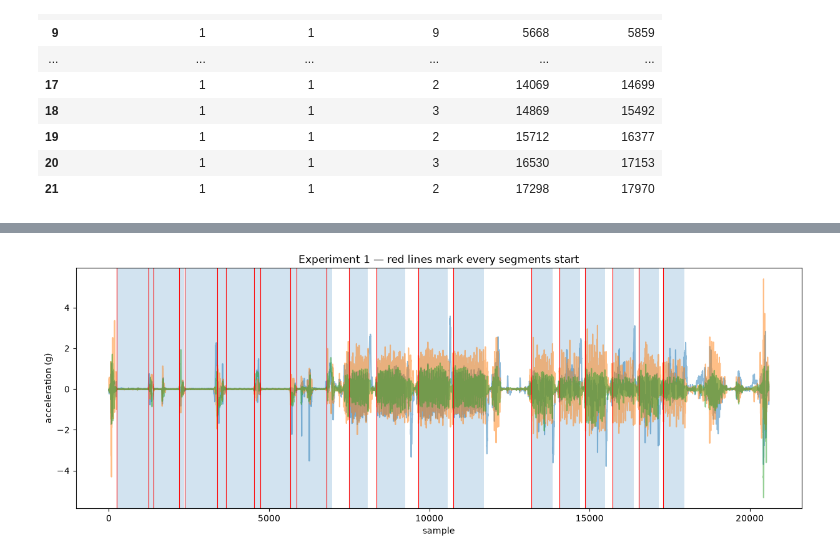
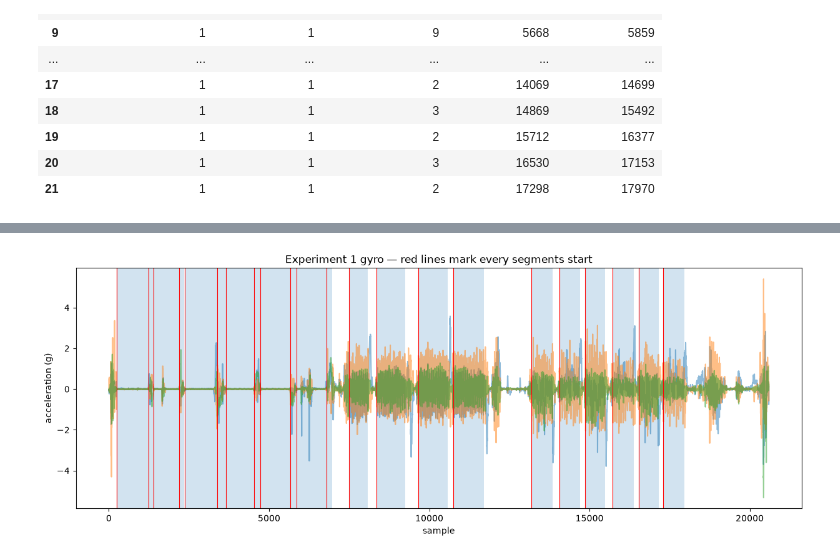
Before and after one commit to BrnDnzDzgn/Human_Activity_Recognition, a Jupyter notebook: exploration.ipynb, the cells around one changed output, grey strips where cells are left out. Drawn from its saved outputs; the diff is of its cells as text; code cells hidden in the pictures.

```diff
--- a/exploration.ipynb
+++ b/exploration.ipynb
@@ -100,8 +116,8 @@ activity_labels.head(12)
 | 10 | 11 | STAND_TO_LIE |
 | 11 | 12 | LIE_TO_STAND |
 # %%
-labels_acc1 = labels[labels['experiment_number_ID'] == 1] #how many labeled segments does experiment1 have
-labels_acc1.head(30)
+labels1 = labels[labels['experiment_number_ID'] == 1] #how many labeled segments does experiment1 have
+labels1.head(30)
 # %% [output]
 |  | experiment_number_ID | user_number_ID | activity_number_ID | label_start_point | label_end_point |
 | 0 | 1 | 1 | 5 | 250 | 1232 |
@@ -147,13 +142,13 @@ plt.plot(acc1['acc_x'], alpha=0.5)
 plt.plot(acc1['acc_y'], alpha=0.5)
 plt.plot(acc1['acc_z'], alpha=0.5)
 
-for _, row in labels_acc1.iterrows():
+for _, row in labels1.iterrows():
     plt.axvspan(row['label_start_point'], row['label_end_point'], alpha=0.2)
     #draw a vertical line at the start of each segment
     plt.axvline(row['label_start_point'], color='red', linewidth=0.8)
 
 plt.xlabel('sample')
 plt.ylabel('acceleration (g)')
-plt.title('Experiment 1 — red lines mark every segments start')
+plt.title('Experiment 1 acc — red lines mark every segments start')
 plt.show()
 # %% [output]
@@ -161,20 +156,20 @@ plt.show()
 # %%
 plt.figure(figsize=(15, 5))
 plt.plot(gyro1['gyro_x'], alpha=0.5)
 plt.plot(gyro1['gyro_y'], alpha=0.5)
 plt.plot(gyro1['gyro_z'], alpha=0.5)
 
-for _, row in labels_gyro1.iterrows():
+for _, row in labels1.iterrows():
     plt.axvspan(row['label_start_point'], row['label_end_point'], alpha=0.2)
     #draw a vertical line at the start of each segment
     plt.axvline(row['label_start_point'], color='red', linewidth=0.8)
 
 plt.xlabel('sample')
 plt.ylabel('acceleration (g)')
-plt.title('Experiment 1 — red lines mark every segments start')
+plt.title('Experiment 1 gyro — red lines mark every segments start')
 plt.show()
 # %% [output]
-[figure, old version]
+[figure, new version]
 # %%
 WINDOW_SIZE = 128 #samples per window, 2.56 s at 50 Hz
 STEP = 128 #how far we slide between windows, each window starts exactly where the last ended, no overlap
```
Also changed, not shown: parts of 22 cells of this notebook.
